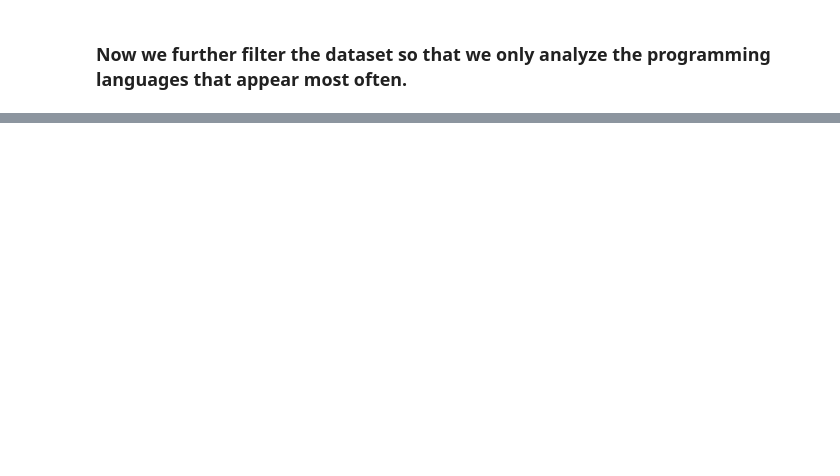
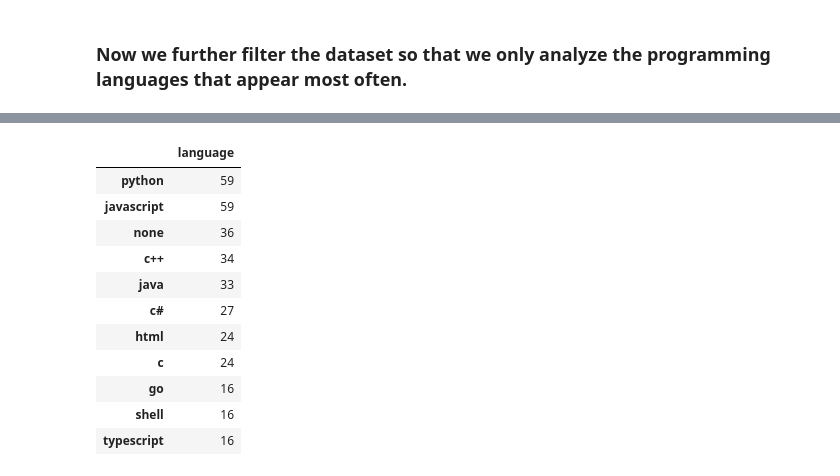
Before and after one commit to codeup-cyber-linguists/languages-classifier, a Jupyter notebook: group_github_language_classifier.ipynb, the cells around one changed output, grey strips where cells are left out. Drawn from its saved outputs; the diff is of its cells as text; code cells hidden in the pictures; blank space fills up the shorter version.

```diff
--- a/group_github_language_classifier.ipynb
+++ b/group_github_language_classifier.ipynb
@@ -673,3 +704,16 @@ df = df[df.original_cnt > 10]
 # %%
-top_langs = pd.DataFrame(df['language'].value_counts()[df['language'].value_counts()>5])
+top_langs = pd.DataFrame(df['language'].value_counts()[df['language'].value_counts()>15])
 top_langs
+# %% [output]
+|  | language |
+| python | 59 |
+| javascript | 59 |
+| none | 36 |
+| c++ | 34 |
+| java | 33 |
+| c# | 27 |
+| html | 24 |
+| c | 24 |
+| go | 16 |
+| shell | 16 |
+| typescript | 16 |
```
Also changed, not shown: parts of 11 cells of this notebook.
